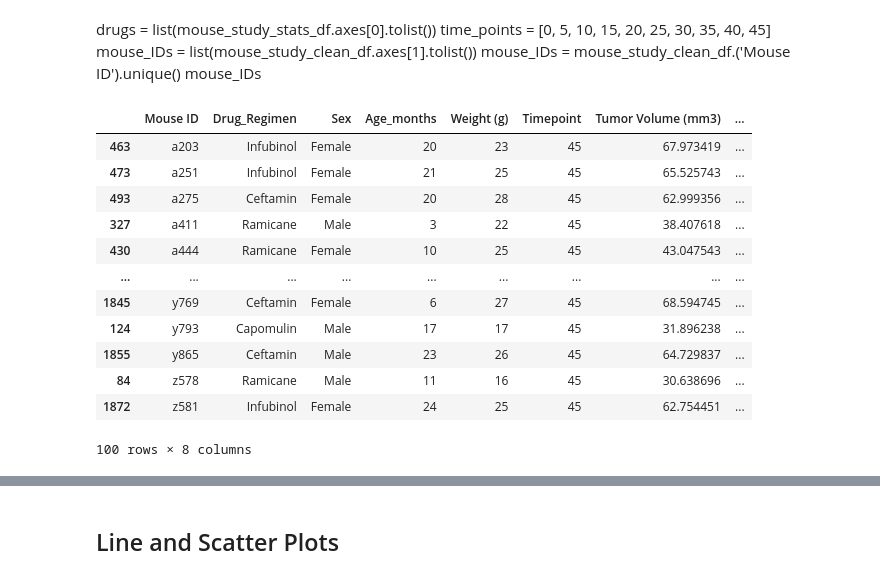
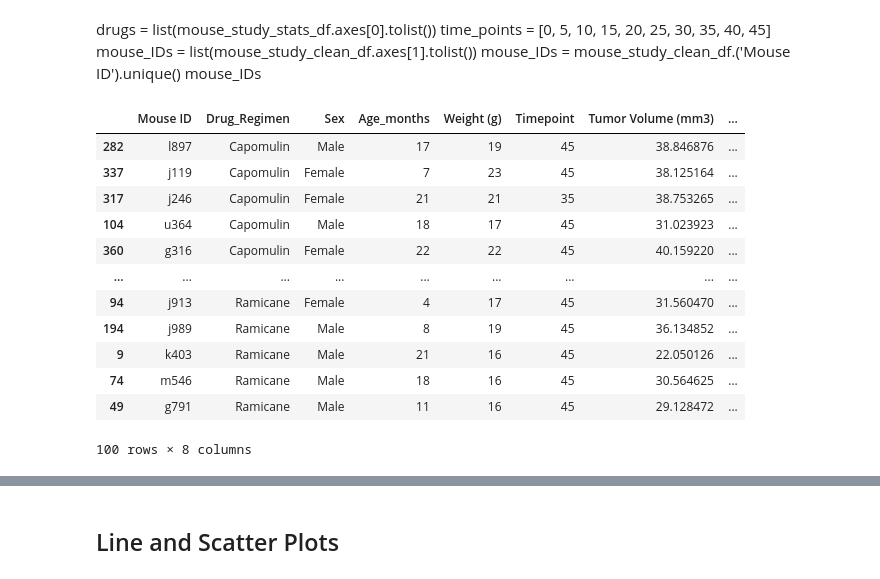
Before and after one commit to bjmacgreg/Pymaceuticals, a Jupyter notebook: pymaceuticals_starter.ipynb, the cells around one changed output, grey strips where cells are left out. Saved outputs shown, nothing was run; the diff lists cells and outputs as text; code cells hidden in the pictures.

```diff
--- a/pymaceuticals_starter.ipynb
+++ b/pymaceuticals_starter.ipynb
@@ -292,37 +292,38 @@ mouse_IDs
 # %%
 #Calculate the final tumor volume of each mouse across four of the most promising treatment
 #regimens: Capomulin, Ramicane, Infubinol, and Ceftamin. Calculate the quartiles and IQR and
 #quantitatively determine if there are any potential outliers across all four treatment regimens.
 
 # Calculate the final tumor volume of each mouse across four of the treatment regimens:
 # Capomulin, Ramicane, Infubinol, and Ceftamin
 
 # Start by getting the last (greatest) timepoint for each mouse
 
 #https://stackoverflow.com/questions/15705630/get-the-rows-which-have-the-max-count-in-groups-using-groupby
 
 best_drugs_list = ['Capomulin', 'Ramicane', 'Infubinol', 'Ceftamin']
 best_drugs_df = mouse_study_clean_df[mouse_study_clean_df['Drug_Regimen'].isin(best_drugs_list)]
 best_drugs_final_timepoints_df = best_drugs_df.loc[best_drugs_df.groupby(["Mouse ID", "Drug_Regimen"])["Timepoint"].idxmax()]
-best_drugs_final_timepoints_df
+
+best_drugs_final_timepoints_df.sort_values(by=["Drug_Regimen"])
 
 
 #drugs = list(mouse_study_stats_df.axes[0].tolist())
 #time_points = [0, 5, 10, 15, 20, 25, 30, 35, 40, 45]
 #mouse_IDs = mouse_study_clean_df['Mouse ID'].unique()
 # %% [output]
 |  | Mouse ID | Drug_Regimen | Sex | Age_months | Weight (g) | Timepoint | Tumor Volume (mm3) | ... |
-| 463 | a203 | Infubinol | Female | 20 | 23 | 45 | 67.973419 | ... |
-| 473 | a251 | Infubinol | Female | 21 | 25 | 45 | 65.525743 | ... |
-| 493 | a275 | Ceftamin | Female | 20 | 28 | 45 | 62.999356 | ... |
-| 327 | a411 | Ramicane | Male | 3 | 22 | 45 | 38.407618 | ... |
-| 430 | a444 | Ramicane | Female | 10 | 25 | 45 | 43.047543 | ... |
+| 282 | l897 | Capomulin | Male | 17 | 19 | 45 | 38.846876 | ... |
+| 337 | j119 | Capomulin | Female | 7 | 23 | 45 | 38.125164 | ... |
+| 317 | j246 | Capomulin | Female | 21 | 21 | 35 | 38.753265 | ... |
+| 104 | u364 | Capomulin | Male | 18 | 17 | 45 | 31.023923 | ... |
+| 360 | g316 | Capomulin | Female | 22 | 22 | 45 | 40.159220 | ... |
 | ... | ... | ... | ... | ... | ... | ... | ... | ... |
-| 1845 | y769 | Ceftamin | Female | 6 | 27 | 45 | 68.594745 | ... |
-| 124 | y793 | Capomulin | Male | 17 | 17 | 45 | 31.896238 | ... |
-| 1855 | y865 | Ceftamin | Male | 23 | 26 | 45 | 64.729837 | ... |
-| 84 | z578 | Ramicane | Male | 11 | 16 | 45 | 30.638696 | ... |
-| 1872 | z581 | Infubinol | Female | 24 | 25 | 45 | 62.754451 | ... |
+| 94 | j913 | Ramicane | Female | 4 | 17 | 45 | 31.560470 | ... |
+| 194 | j989 | Ramicane | Male | 8 | 19 | 45 | 36.134852 | ... |
+| 9 | k403 | Ramicane | Male | 21 | 16 | 45 | 22.050126 | ... |
+| 74 | m546 | Ramicane | Male | 18 | 16 | 45 | 30.564625 | ... |
+| 49 | g791 | Ramicane | Male | 11 | 16 | 45 | 29.128472 | ... |
 100 rows × 8 columns
 # %%
 #Using Matplotlib, generate a box and whisker plot of the final tumor volume for all four treatment regimens
```
Also changed, not shown: parts of 2 cells of this notebook.
